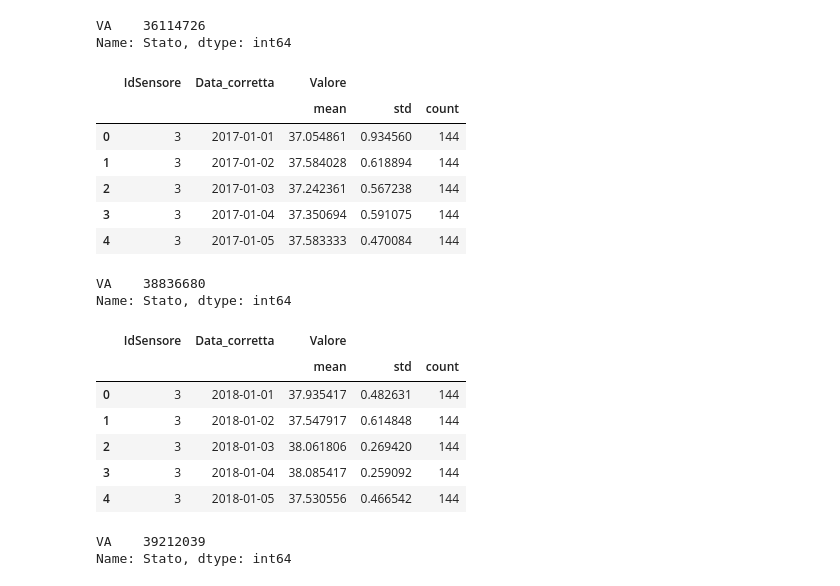
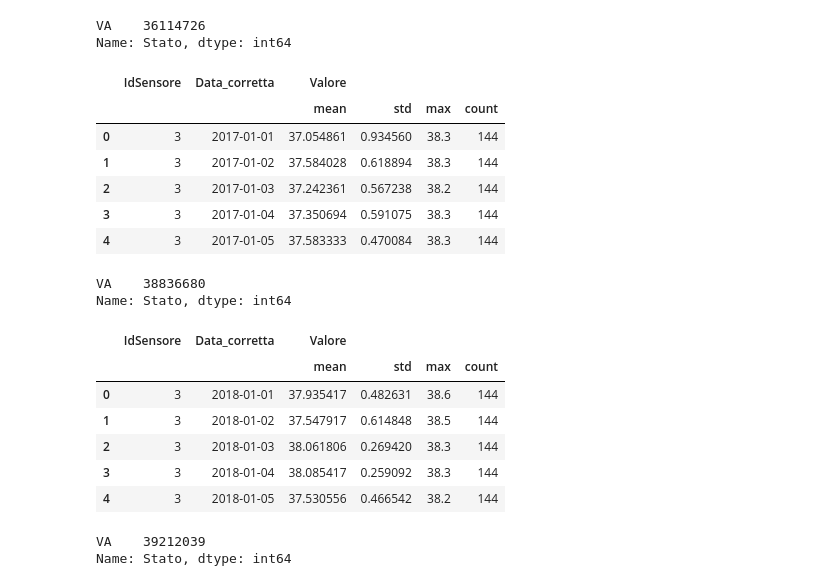
Before and after one commit to giocoal/air-quality-milano-interactive-data-visualization-tableau, a Jupyter notebook: Data_Visualization_21_22_Preparation_Meteo_group.ipynb, the cells around one changed output. Cells and saved outputs as stored; diff of their text form; code cells hidden in the pictures.

```diff
--- a/Data_Visualization_21_22_Preparation_Meteo_group.ipynb
+++ b/Data_Visualization_21_22_Preparation_Meteo_group.ipynb
@@ -56,17 +56,17 @@ Name: Stato, dtype: int64
 # %%
 meteo_dict_group['meteo17'] = meteo_dict['meteo17'][['IdSensore', 'Data_corretta', 'Valore']]\
                                                     .groupby(['IdSensore',  meteo_dict['meteo17']['Data_corretta'].dt.date])\
-                                                    .agg({'Valore': ['mean', 'std', 'count']})\
+                                                    .agg({'Valore': ['mean', 'std', 'max', 'count']})\
                                                     .reset_index()
 meteo_dict_group['meteo17'].head()
 # %% [output]
-|  | IdSensore | Data_corretta | Valore |  |  |
-|  |  |  | mean | std | count |
-| 0 | 3 | 2017-01-01 | 37.054861 | 0.934560 | 144 |
-| 1 | 3 | 2017-01-02 | 37.584028 | 0.618894 | 144 |
-| 2 | 3 | 2017-01-03 | 37.242361 | 0.567238 | 144 |
-| 3 | 3 | 2017-01-04 | 37.350694 | 0.591075 | 144 |
-| 4 | 3 | 2017-01-05 | 37.583333 | 0.470084 | 144 |
+|  | IdSensore | Data_corretta | Valore |  |  |  |
+|  |  |  | mean | std | max | count |
+| 0 | 3 | 2017-01-01 | 37.054861 | 0.934560 | 38.3 | 144 |
+| 1 | 3 | 2017-01-02 | 37.584028 | 0.618894 | 38.3 | 144 |
+| 2 | 3 | 2017-01-03 | 37.242361 | 0.567238 | 38.2 | 144 |
+| 3 | 3 | 2017-01-04 | 37.350694 | 0.591075 | 38.3 | 144 |
+| 4 | 3 | 2017-01-05 | 37.583333 | 0.470084 | 38.3 | 144 |
 # %%
 meteo_dict['meteo18'] = pd.read_parquet(f'{path}/data_meteo/Dati_sensori_meteo_2018.parquet')
 meteo_dict['meteo18']['Data_corretta'] = pd.to_datetime(meteo_dict['meteo18']['Data'], dayfirst = True)
@@ -79,17 +79,17 @@ Name: Stato, dtype: int64
 # %%
 meteo_dict_group['meteo18'] = meteo_dict['meteo18'][['IdSensore', 'Data_corretta', 'Valore']]\
                                                     .groupby(['IdSensore',  meteo_dict['meteo18']['Data_corretta'].dt.date])\
-                                                    .agg({'Valore': ['mean', 'std', 'count']})\
+                                                    .agg({'Valore': ['mean', 'std', 'max', 'count']})\
                                                     .reset_index()
 meteo_dict_group['meteo18'].head()
 # %% [output]
-|  | IdSensore | Data_corretta | Valore |  |  |
-|  |  |  | mean | std | count |
-| 0 | 3 | 2018-01-01 | 37.935417 | 0.482631 | 144 |
-| 1 | 3 | 2018-01-02 | 37.547917 | 0.614848 | 144 |
-| 2 | 3 | 2018-01-03 | 38.061806 | 0.269420 | 144 |
-| 3 | 3 | 2018-01-04 | 38.085417 | 0.259092 | 144 |
-| 4 | 3 | 2018-01-05 | 37.530556 | 0.466542 | 144 |
+|  | IdSensore | Data_corretta | Valore |  |  |  |
+|  |  |  | mean | std | max | count |
+| 0 | 3 | 2018-01-01 | 37.935417 | 0.482631 | 38.6 | 144 |
+| 1 | 3 | 2018-01-02 | 37.547917 | 0.614848 | 38.5 | 144 |
+| 2 | 3 | 2018-01-03 | 38.061806 | 0.269420 | 38.3 | 144 |
+| 3 | 3 | 2018-01-04 | 38.085417 | 0.259092 | 38.3 | 144 |
+| 4 | 3 | 2018-01-05 | 37.530556 | 0.466542 | 38.2 | 144 |
 # %%
 meteo_dict['meteo19'] = pd.read_parquet(f'{path}/data_meteo/Dati_sensori_meteo_2019.parquet')
 meteo_dict['meteo19']['Data_corretta'] = pd.to_datetime(meteo_dict['meteo19']['Data'], dayfirst = True)
```
Also changed, not shown: parts of 5 cells of this notebook, 5 other files.
